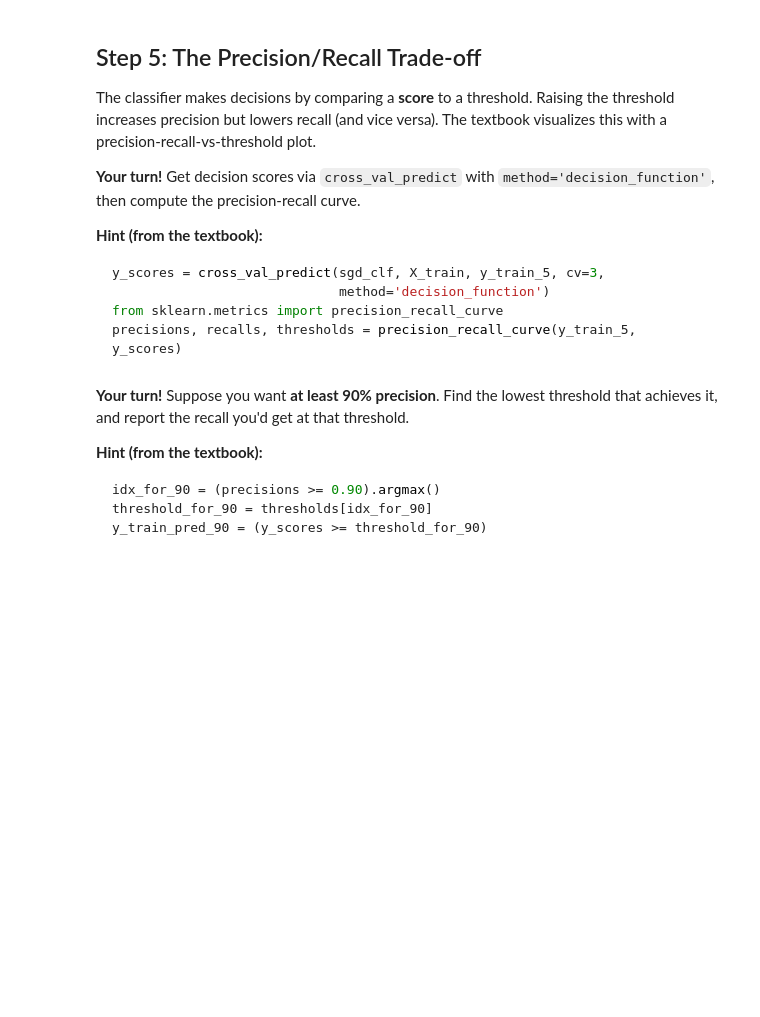
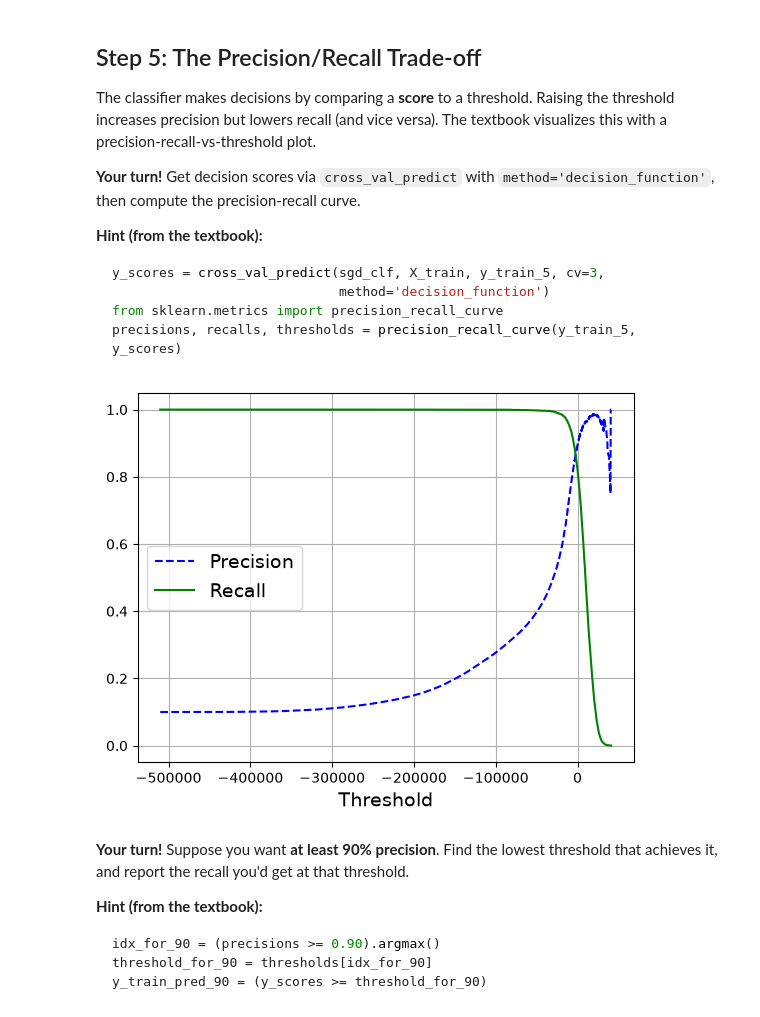
Before and after one commit to tkatz123/IST707-Notebooks, a Jupyter notebook: week3/week3_inclass_exercise.ipynb, the cells around one changed output. Saved outputs shown, nothing was run; the diff lists cells and outputs as text; code cells hidden in the pictures; blank space fills up the shorter version.

````diff
--- a/week3/week3_inclass_exercise.ipynb
+++ b/week3/week3_inclass_exercise.ipynb
@@ -106,18 +114,26 @@ sgd_clf = SGDClassifier(random_state=42)
 sgd_clf.fit(X_train, y_train_5)
 ```
 # %%
+from sklearn.linear_model import SGDClassifier
+
 # The class label for 'Sneaker' is '7'
 SNEAKER = '7'
 
 # TODO: Create boolean targets y_train_sneaker and y_test_sneaker
-# y_train_sneaker = ...
-# y_test_sneaker  = ...
+y_train_sneaker = (y_train == SNEAKER)
+y_test_sneaker  = (y_test == SNEAKER)
 
 # TODO: Import SGDClassifier, create it with random_state=42, and fit it
 #       on X_train and y_train_sneaker.
 # Your code here:
 
+sgd = SGDClassifier(random_state = 42)
+sgd.fit(X_train, y_train_sneaker)
 
 
 # TODO: Predict whether the first training image (X[0]) is a sneaker.
 # Hint: sgd_clf.predict([X[0]])
+
+first_pred = sgd.predict([X[0]])
+
+print(first_pred)
@@ -187,19 +233,27 @@ from sklearn.metrics import precision_recall_curve
 precisions, recalls, thresholds = precision_recall_curve(y_train_5, y_scores)
 ```
 # %%
+from sklearn.metrics import precision_recall_curve
 # TODO: Compute y_scores using cross_val_predict with method='decision_function'.
 # Your code here:
-
+y_scores = cross_val_predict(sgd, X_train, y_train_sneaker, cv = 3, method = 'decision_function')
 
 
 # TODO: Compute precisions, recalls, thresholds with precision_recall_curve.
+precisions, recalls, thresholds = precision_recall_curve(y_train_sneaker, y_scores)
 # %%
 # TODO: Plot precision and recall as functions of the threshold.
 # Hint (from the textbook):
 #   plt.plot(thresholds, precisions[:-1], 'b--', label='Precision')
 #   plt.plot(thresholds, recalls[:-1], 'g-', label='Recall')
 #   plt.xlabel('Threshold'); plt.legend(); plt.grid(); plt.show()
 # Your code here:
+
+plt.plot(thresholds, precisions[:-1], 'b--', label = 'Precision')
+plt.plot(thresholds, recalls[:-1], 'g-', label = 'Recall')
+plt.xlabel('Threshold'); plt.legend(); plt.grid(); plt.show()
+# %% [output]
+[figure, added]
 # %% [markdown]
 **Your turn!** Suppose you want **at least 90% precision**. Find the lowest threshold that achieves it, and report the recall you'd get at that threshold.
 
````
Also changed, not shown: parts of 29 cells of this notebook, 1 other file.
